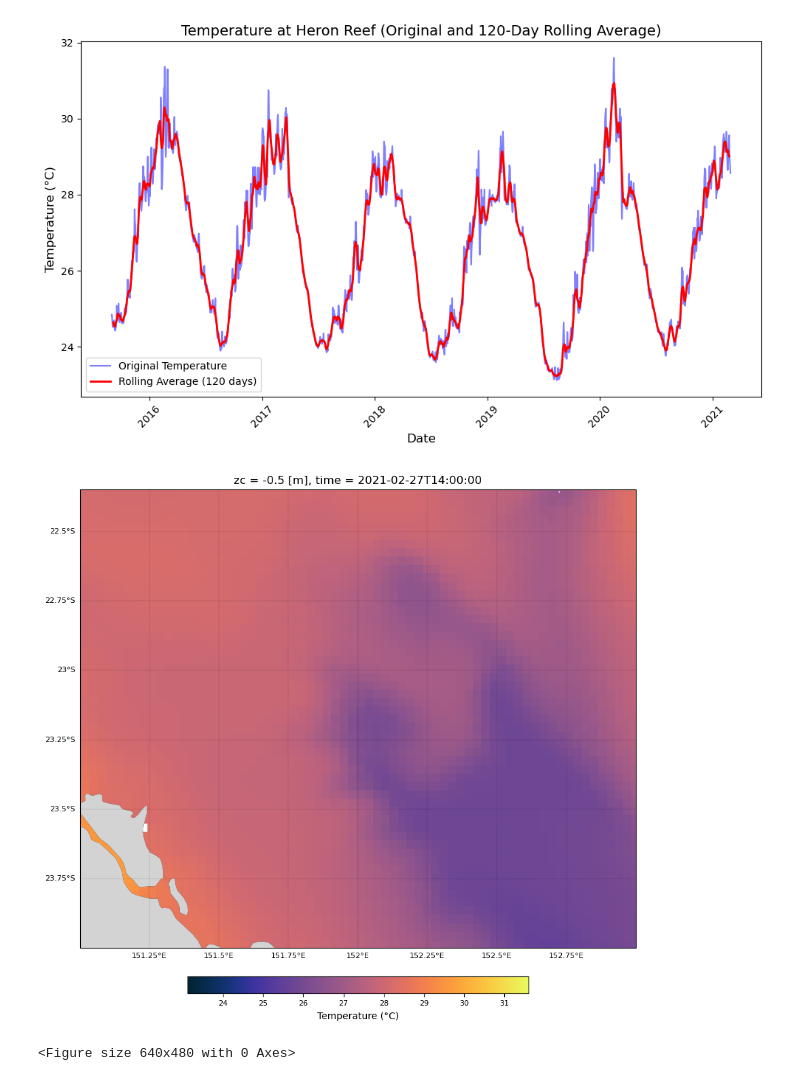
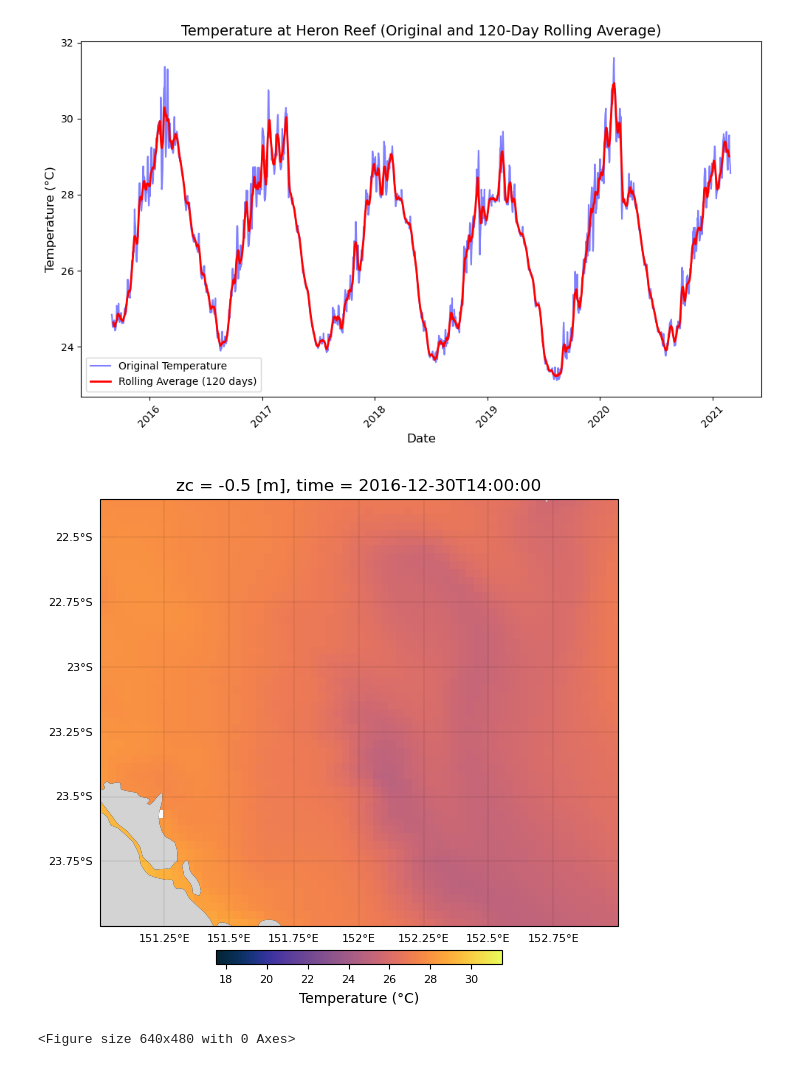
Before and after one commit to Lokyiulee/ENVI5809_Grp4, a Jupyter notebook: project.ipynb, the cells around one changed output. Drawn from its saved outputs; the diff is of its cells as text; code cells hidden in the pictures.

Commit message:
Revised heatmap + add line graphs (heron reefs)

```diff
--- a/project.ipynb
+++ b/project.ipynb
@@ -102,14 +102,15 @@ ds_hydro = xr.open_mfdataset(hydrofiles_timeseries[55:56], chunks={'time': '100M
 # %%
 # Load datasets using xarray
 # ds_bio = xr.open_mfdataset(biofiles_timeseries[:44], chunks={'time': '100MB'})
+# ds_hydro = xr.open_mfdataset(hydrofiles_timeseries[:56], chunks={'time': '100MB'}) #56 is the end
 #TODO adjust the list to include more years
-ds_hydro = xr.open_mfdataset(hydrofiles_timeseries[54:56], chunks={'time': '100MB'})
+ds_hydro = xr.open_mfdataset(hydrofiles_timeseries[:16], chunks={'time': '100MB'})
 # Extract and select nearest values based on latitude and longitude
 # alk = ds_bio.alk.sel(longitude=reef_lon, latitude=reef_lat, method='nearest')
 # wind = ds_hydro.mean_wspeed.sel(longitude=reef_lon, latitude=reef_lat, method='nearest')
-temperature = ds_hydro.temp.isel(k=selectedDepthIndex).sel(latitude=slice(*lat_bnds), longitude=slice(*lon_bnds)).mean(dim=['latitude', 'longitude'])
-salinity = ds_hydro.salt.isel(k=selectedDepthIndex).sel(latitude=slice(*lat_bnds), longitude=slice(*lon_bnds)).mean(dim=['latitude', 'longitude'])
-mean_cur = ds_hydro.mean_cur.isel(k=selectedDepthIndex).sel(latitude=slice(*lat_bnds), longitude=slice(*lon_bnds)).mean(dim=['latitude', 'longitude'])
+temperature = ds_hydro.temp.sel(latitude=slice(*lat_bnds), longitude=slice(*lon_bnds))
+salinity = ds_hydro.salt.sel(latitude=slice(*lat_bnds), longitude=slice(*lon_bnds))
+mean_cur = ds_hydro.mean_cur.sel(latitude=slice(*lat_bnds), longitude=slice(*lon_bnds))
 
 # TODO check if wanna do rolling, show trend in line graph
 # mean_cur_rolling = mean_cur.rolling(time=120, center=True).mean() # 120 days rolling window
@@ -118,18 +119,8 @@ temperature_rolling = temperature.rolling(time=10, center=True).mean()
 # mean_cur_rolling_flat = mean_cur_rolling.values
 # temperature_rolling_flat = temperature_rolling.values
 
-# Create pandas dataframe from the extracted data
-df = pd.DataFrame({
-    'date': pd.to_datetime(temperature.time.values),
-    # 'lat': temperature.latitude.values,
-    # 'lon': temperature.longitude.values,
-    # 'alkalinity': alk.values,
-    'current': mean_cur.values,
-    # 'wind': wind.values,
-    'temperature': temperature.values,
-    'salinity': salinity.values,
-    'temperatureRolling': temperature_rolling.values
-})
-
-# Save the dataframe to a CSV file
-df.to_csv("HeronReefs_timeseries_xarray.csv", sep=" ", index=False)
+# Load data
+load_temp = temperature.load(chunks={'time': '100MB'})
+load_sal = salinity.load(chunks={'time': '100MB'})
+load_curr = mean_cur.load(chunks={'time': '100MB'})
+time_index = pd.to_datetime(load_temp.time.values)
@@ -269,7 +294,7 @@ lat_bnds = [min_lat, max_lat]
 # ds_bio_clip = ds_bio.sel(latitude=slice(*lat_bnds), longitude=slice(*lon_bnds))
 ds_hydro_clip = ds_hydro.sel(latitude=slice(*lat_bnds), longitude=slice(*lon_bnds))
 # %%
-size = (8, 8)
+size = (6, 6)
 
 color = cmocean.cm.thermal
 
@@ -289,32 +314,32 @@ cf = ds_hydro_clip.temp.isel(time=-1, k=selectedDepthIndex).plot(
     cmap=color,  # use thermal colormap
     vmin=temperature.min().values,  # minimum value for colorbar (optional)
     vmax=temperature.max().values,  # maximum value for colorbar (optional)
     add_colorbar=False  # We'll add a colorbar separately
 )
 
 # Add colorbar to the plot
 cbar = fig.colorbar(cf, ax=ax, fraction=0.027, pad=0.045, orientation="horizontal")
 cbar.set_label('Temperature (°C)', rotation=0, labelpad=5, fontsize=10)
 cbar.ax.tick_params(labelsize=8)
 
 # Add gridlines and labels
 gl = ax.gridlines(crs=ccrs.PlateCarree(), draw_labels=True, linewidth=0.1, color='k', alpha=1, linestyle='--')
 gl.top_labels = False
 gl.right_labels = False
 gl.xformatter = LONGITUDE_FORMATTER
 gl.yformatter = LATITUDE_FORMATTER
 gl.xlabel_style = {'size': 8}
 gl.ylabel_style = {'size': 8}
 
 # Add land feature
 ax.add_feature(cfeature.NaturalEarthFeature('physical', 'land', '10m', edgecolor='face', facecolor='lightgray'))
 
 # Display the plot
 plt.tight_layout()
 plt.show()
 fig.clear()
 plt.close(fig)
 plt.clf()
 # %% [output]
-[figure, old version]
+[figure, new version]
 <Figure size 640x480 with 0 Axes>
```
Also changed, not shown: parts of 5 cells of this notebook.
